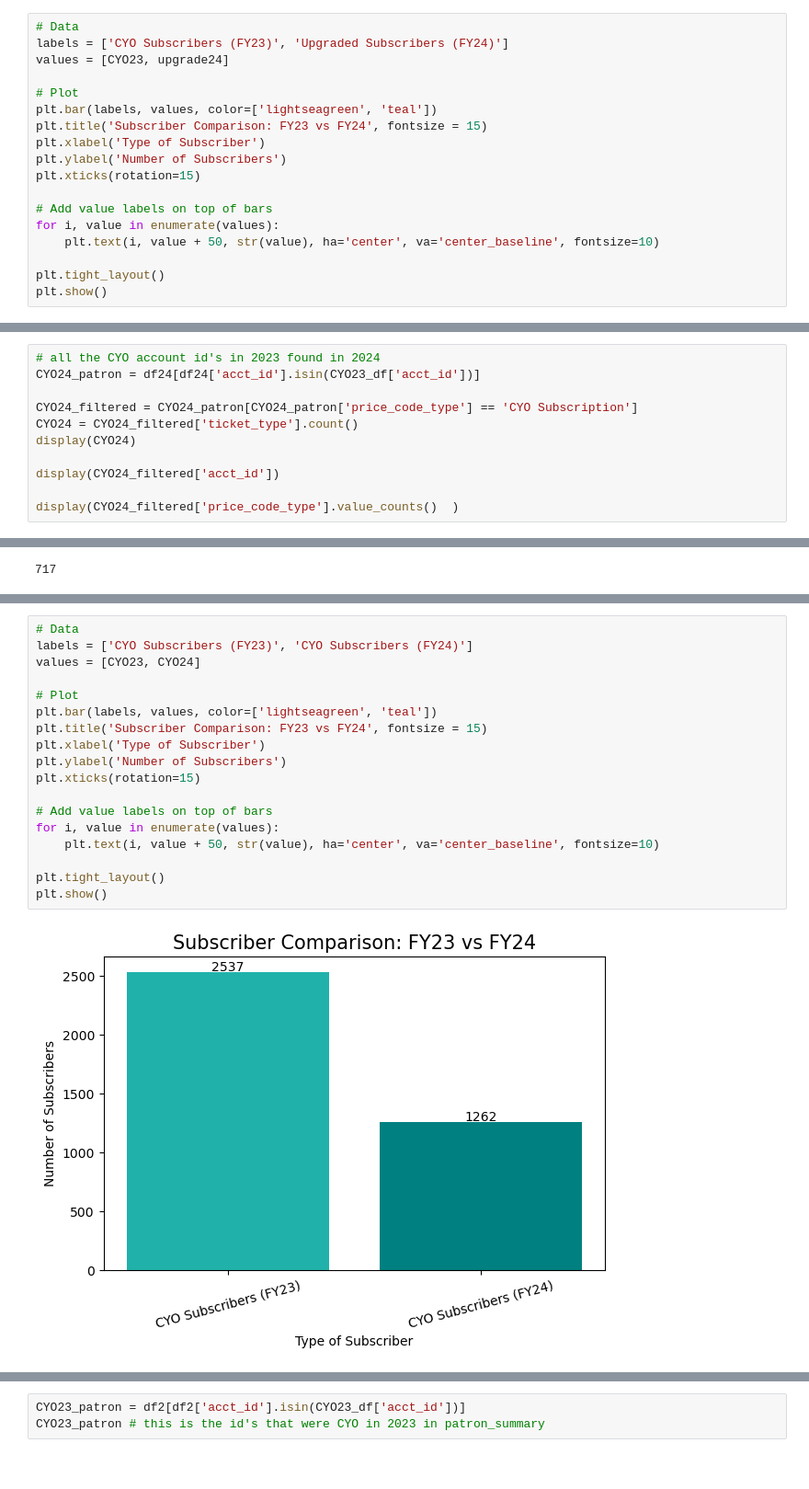
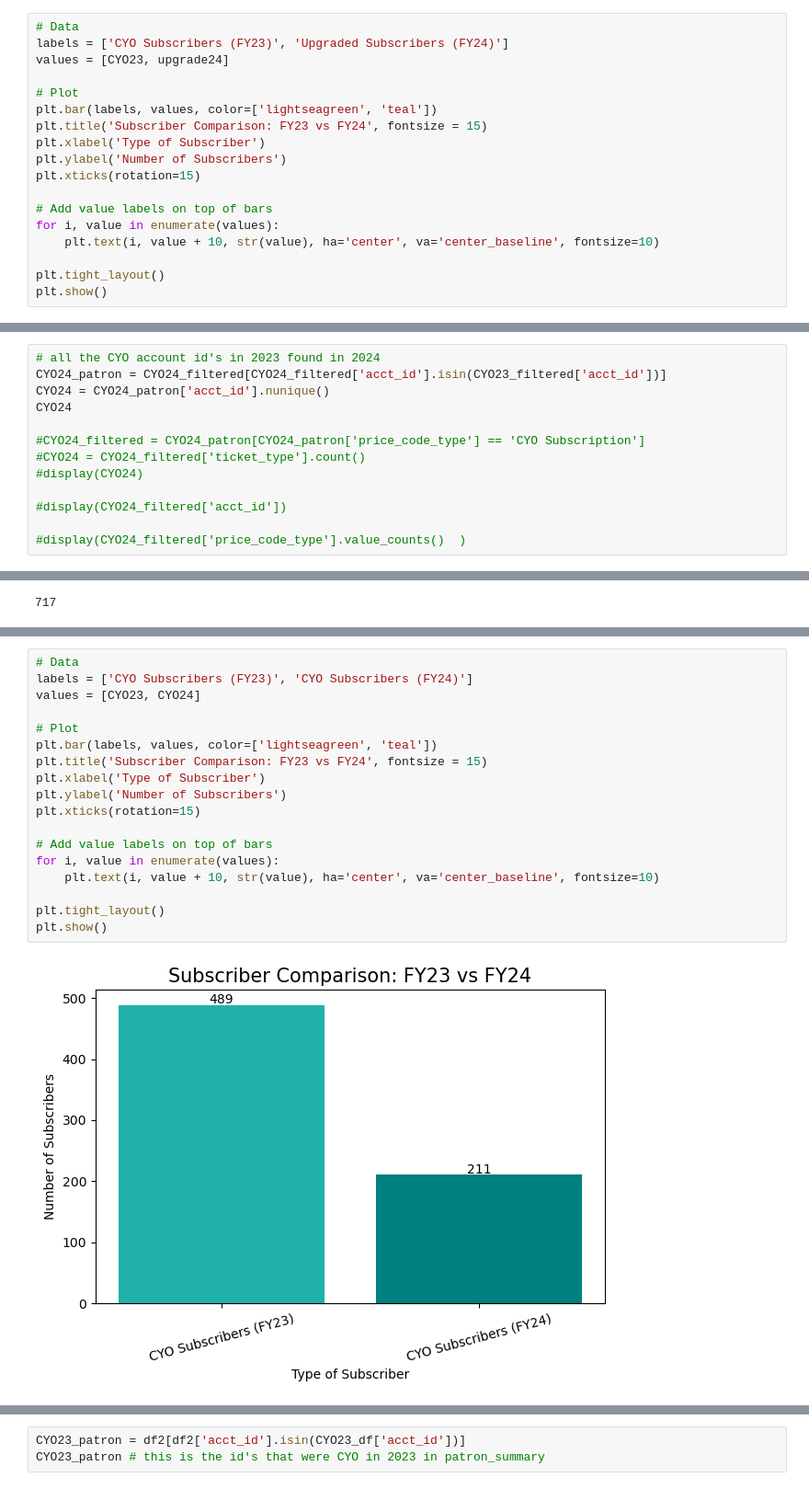
Before and after one commit to gabriela-ilinca/ASO, a Jupyter notebook: briana_workbook.ipynb, the cells around one changed output, grey strips where cells are left out. Shown at 92% size. Cells and saved outputs as stored; diff of their text form.

```diff
--- a/briana_workbook.ipynb
+++ b/briana_workbook.ipynb
@@ -230,7 +230,7 @@ plt.xticks(rotation=15)
 
 # Add value labels on top of bars
 for i, value in enumerate(values):
-    plt.text(i, value + 50, str(value), ha='center', va='center_baseline', fontsize=10)
+    plt.text(i, value + 10, str(value), ha='center', va='center_baseline', fontsize=10)
 
 plt.tight_layout()
 plt.show()
@@ -261,12 +260,14 @@ Name: count, dtype: int64
 # %%
 # all the CYO account id's in 2023 found in 2024
-CYO24_patron = df24[df24['acct_id'].isin(CYO23_df['acct_id'])]
+CYO24_patron = CYO24_filtered[CYO24_filtered['acct_id'].isin(CYO23_filtered['acct_id'])]
+CYO24 = CYO24_patron['acct_id'].nunique()
+CYO24
 
-CYO24_filtered = CYO24_patron[CYO24_patron['price_code_type'] == 'CYO Subscription']
-CYO24 = CYO24_filtered['ticket_type'].count()
-display(CYO24)
+#CYO24_filtered = CYO24_patron[CYO24_patron['price_code_type'] == 'CYO Subscription']
+#CYO24 = CYO24_filtered['ticket_type'].count()
+#display(CYO24)
 
-display(CYO24_filtered['acct_id'])
+#display(CYO24_filtered['acct_id'])
 
-display(CYO24_filtered['price_code_type'].value_counts()  )
+#display(CYO24_filtered['price_code_type'].value_counts()  )
 # %% [output]
@@ -319,22 +305,22 @@ plt.show()
 # %%
 # Data
 labels = ['CYO Subscribers (FY23)', 'CYO Subscribers (FY24)']
 values = [CYO23, CYO24]
 
 # Plot
 plt.bar(labels, values, color=['lightseagreen', 'teal'])
 plt.title('Subscriber Comparison: FY23 vs FY24', fontsize = 15)
 plt.xlabel('Type of Subscriber')
 plt.ylabel('Number of Subscribers')
 plt.xticks(rotation=15)
 
 # Add value labels on top of bars
 for i, value in enumerate(values):
-    plt.text(i, value + 50, str(value), ha='center', va='center_baseline', fontsize=10)
+    plt.text(i, value + 10, str(value), ha='center', va='center_baseline', fontsize=10)
 
 plt.tight_layout()
 plt.show()
 # %% [output]
-[figure, old version]
+[figure, new version]
 # %%
 df2 = pd.read_csv('patron_summary.csv')
```
Also changed, not shown: parts of 15 cells of this notebook.
